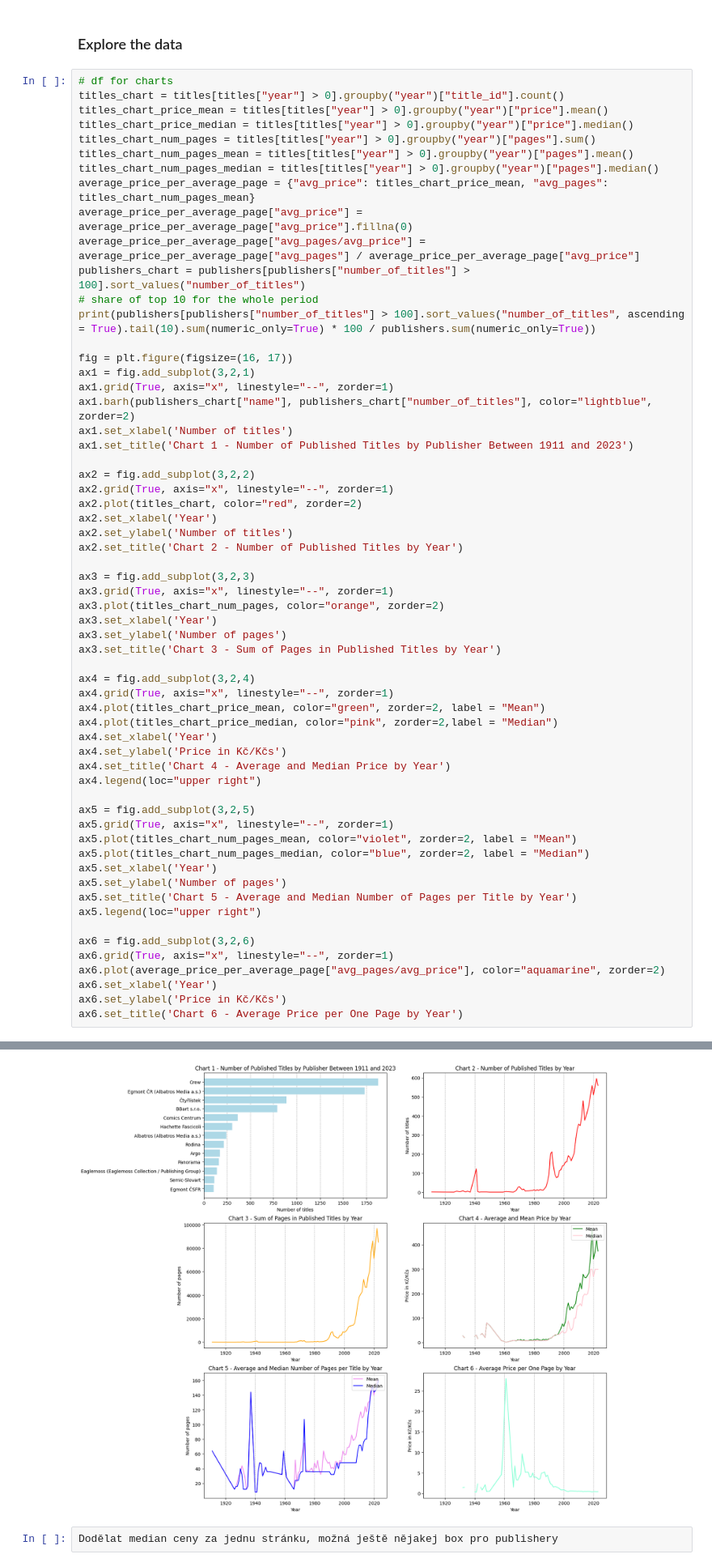
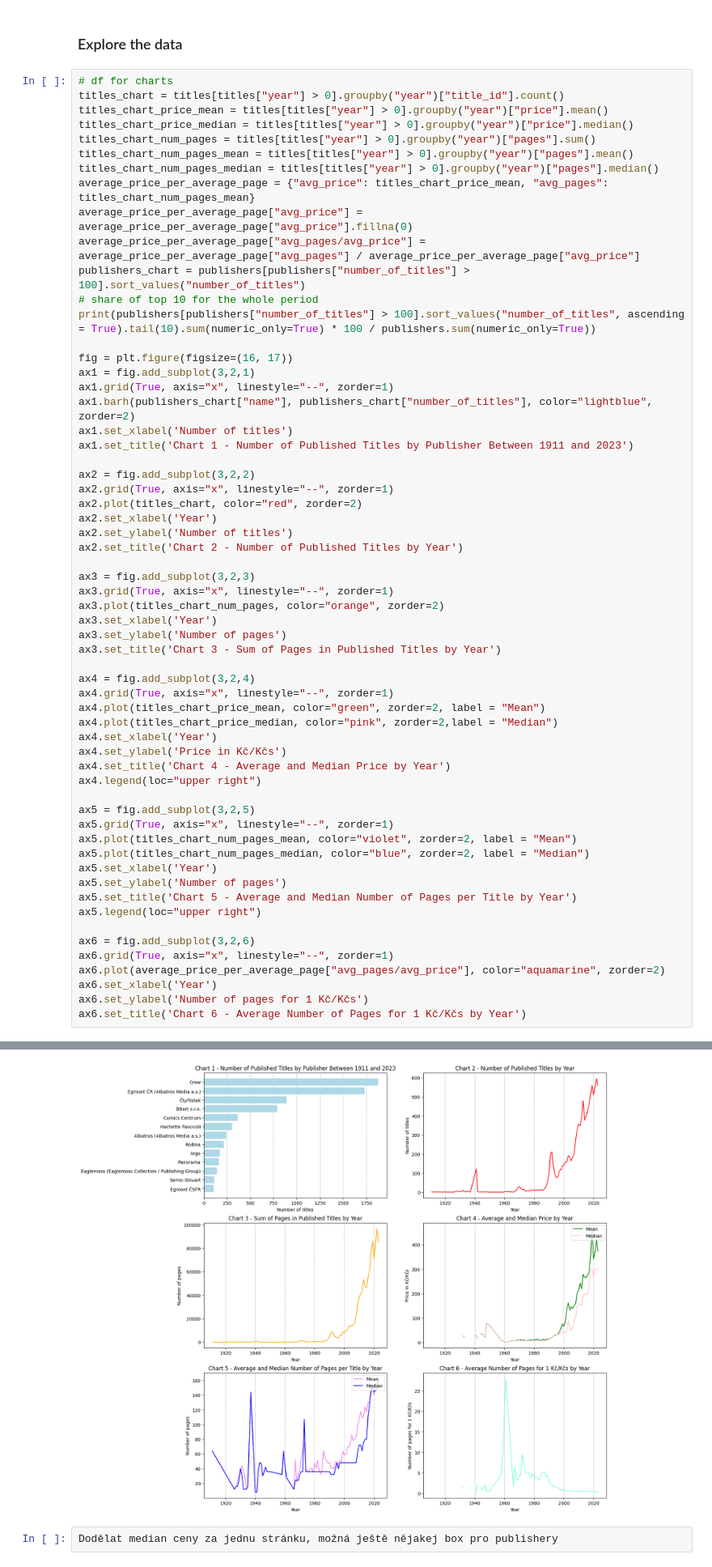
Before and after one commit to tolstoj48/comics_db_project, a Jupyter notebook: comics-project-visualisation.ipynb, the cells around one changed output, grey strips where cells are left out. Shown at 81% size. Saved outputs shown, nothing was run; the diff lists cells and outputs as text.

```diff
--- a/comics-project-visualisation.ipynb
+++ b/comics-project-visualisation.ipynb
@@ -100,8 +100,8 @@ ax6 = fig.add_subplot(3,2,6)
 ax6.grid(True, axis="x", linestyle="--", zorder=1)
 ax6.plot(average_price_per_average_page["avg_pages/avg_price"], color="aquamarine", zorder=2)
 ax6.set_xlabel('Year')
-ax6.set_ylabel('Price in Kč/Kčs')
-ax6.set_title('Chart 6 - Average Price per One Page by Year')
+ax6.set_ylabel('Number of pages for 1 Kč/Kčs')
+ax6.set_title('Chart 6 - Average Number of Pages for 1 Kč/Kčs by Year')
 # %% [output]
 publisher_id         0.928388
 number_of_titles    61.629183
@@ -110,4 +110,4 @@ Text(0.5, 1.0, 'Chart 6 - Average Price per One Page by Year')
-[figure, old version]
+[figure, new version]
 # %%
 Dodělat median ceny za jednu stránku, možná ještě nějakej box pro publishery
 # %% [markdown]
```
Also changed, not shown: parts of 2 cells of this notebook.
